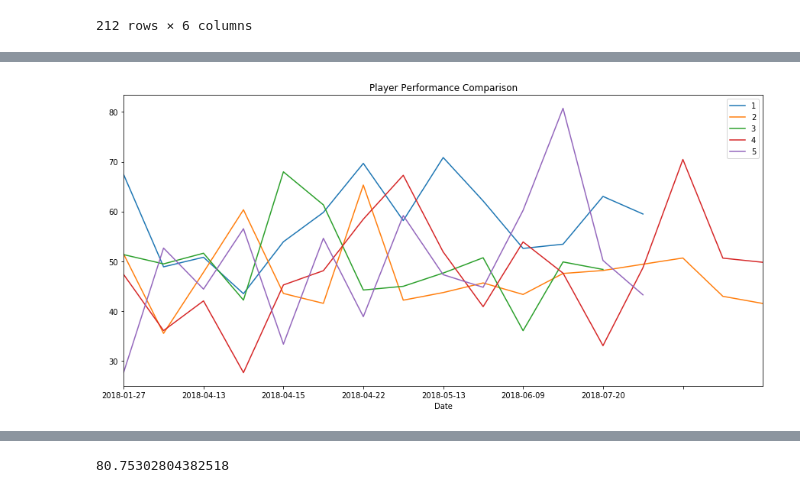
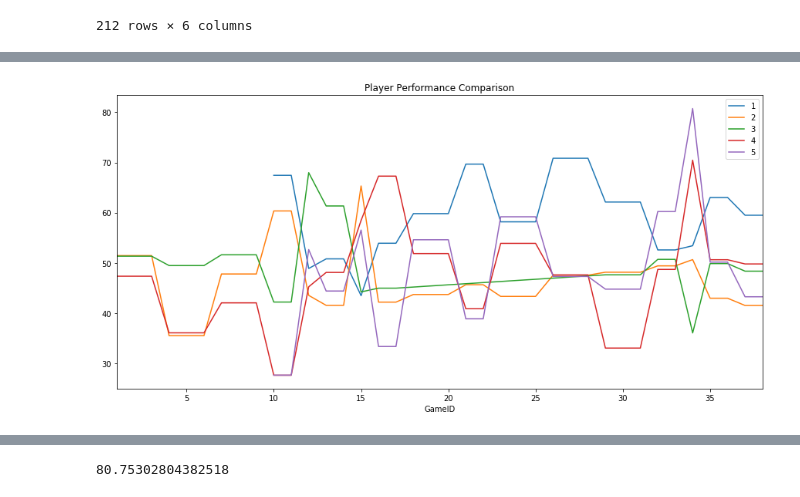
Before and after one commit to Sangha05/sta2453_project1, a Jupyter notebook: Performance2.ipynb, the cells around one changed output, grey strips where cells are left out. Cells and saved outputs as stored; diff of their text form; code cells hidden in the pictures.

```diff
--- a/Performance2.ipynb
+++ b/Performance2.ipynb
@@ -125,3 +124,6 @@ dfPer
 | 210 | 2018-07-21 | 15 | 0.492349 | 0.255042 | 0.514388 | 42.059287 |
 | 211 | 2018-07-21 | 16 | 0.173717 | 0.233874 | 0.476721 | 29.477054 |
 212 rows × 6 columns
+# %%
+games = pd.read_csv('games.csv')
+games.head()
@@ -127,0 +137,5 @@ dfPer
+# %%
+games = games.loc[:, ~games.columns.str.contains('^Unnamed')]
+# %%
+dfPer = pd.merge(dfPer, games, left_on='Date',right_on='Date', how='left')
+dfPer
@@ -128,10 +156,11 @@ dfPer
 # %%
+from matplotlib import pyplot as plt
 fig, ax = plt.subplots(figsize=(15,7))
 plt.title('Player Performance Comparison')
 firstfive = dfPer["PlayerID"].isin([1,2,3,4,5])
 dfPerfive = dfPer[firstfive]
-dfPerfive.set_index('Date', inplace=True)
+dfPerfive.set_index('GameID', inplace=True)
 dfPerfive.groupby(['PlayerID'])['PerformanceScore'].plot(legend='True')
 plt.show()
 # %% [output]
-[figure, old version]
+[figure, new version]
```
Also changed, not shown: parts of 4 cells of this notebook, 2 other files.
